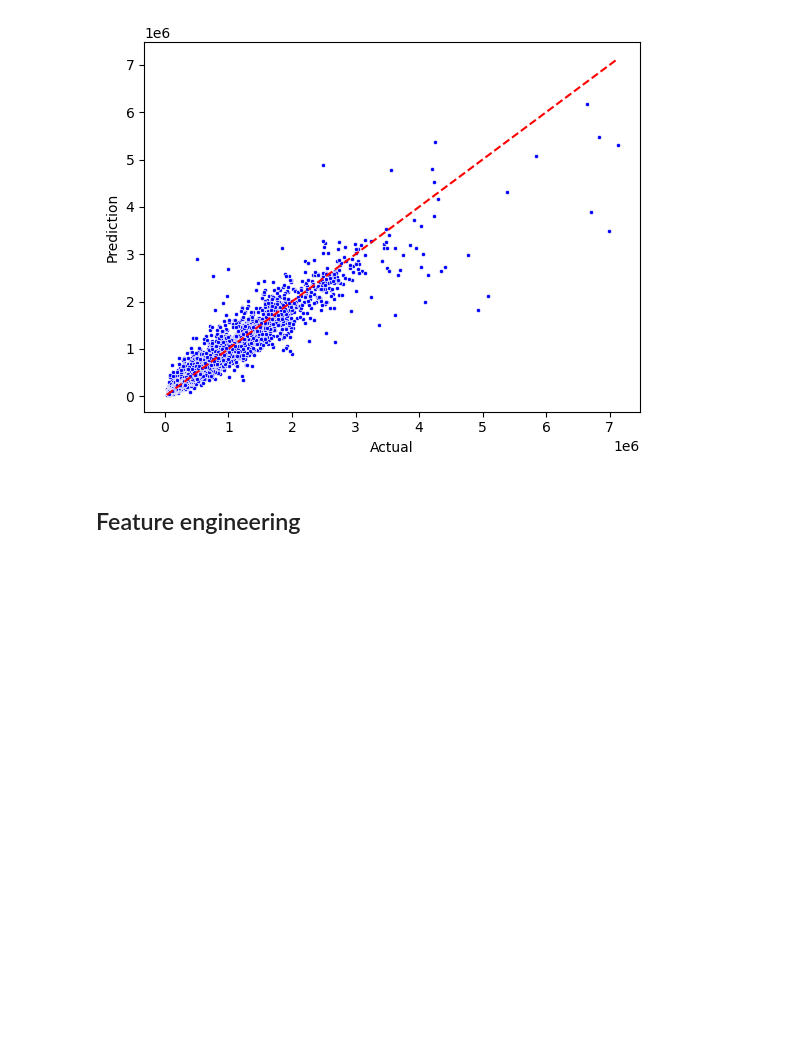
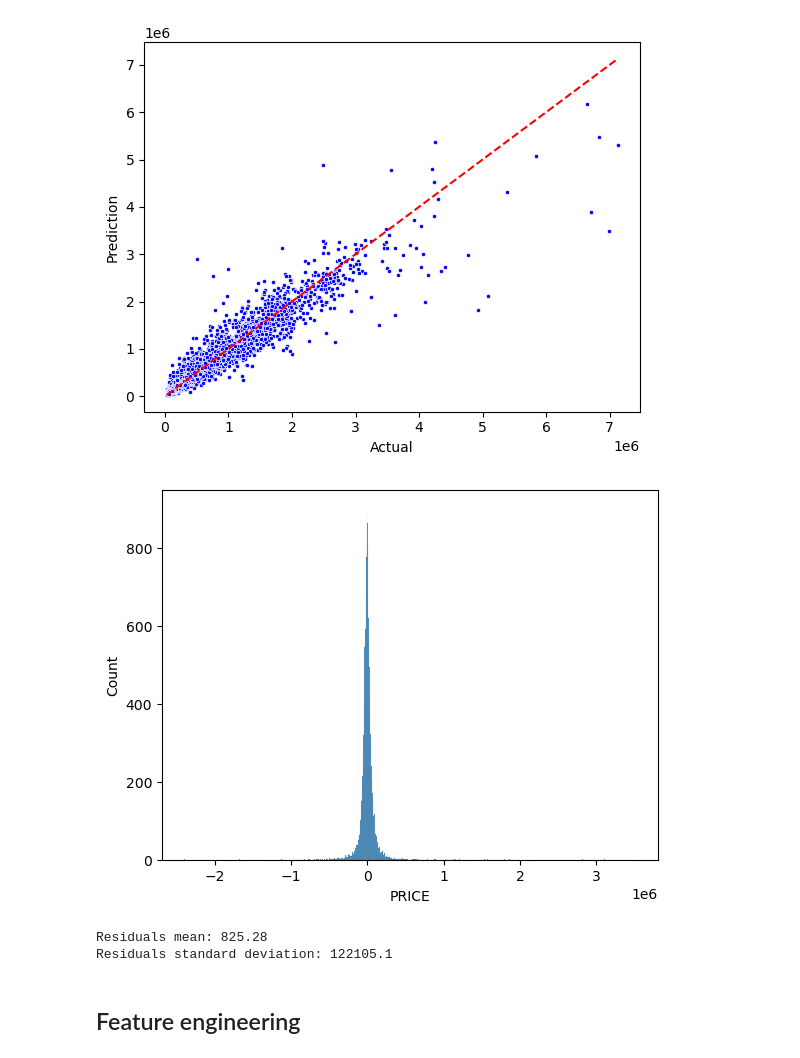
Before and after one commit to AlvaroCorrales/idealista18, a Jupyter notebook: experiments/Basic modelling.ipynb, the cells around one changed output. Saved outputs shown, nothing was run; the diff lists cells and outputs as text; code cells hidden in the pictures; blank space fills up the shorter version.

```diff
--- a/experiments/Basic modelling.ipynb
+++ b/experiments/Basic modelling.ipynb
@@ -199,5 +205,17 @@ plt.ylabel('Prediction')
 plt.show()
 # %% [output]
 [figure]
+# %%
+best_res = y_test - best_preds
+
+sns.histplot(best_res)
+plt.show()
+
+print('Residuals mean:', round(best_res.mean(), 2))
+print('Residuals standard deviation:', round(best_res.std(), 2))
+# %% [output]
+[figure, added]
+Residuals mean: 825.28
+Residuals standard deviation: 122105.1
 # %% [markdown]
 ## Feature engineering
```
Also changed, not shown: parts of 1 cell of this notebook.
